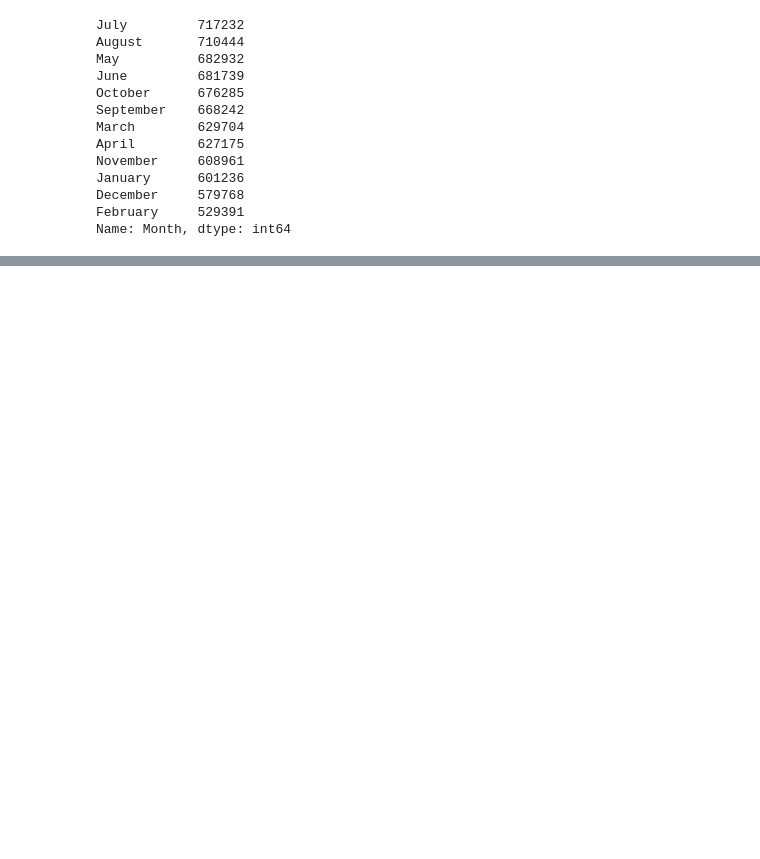
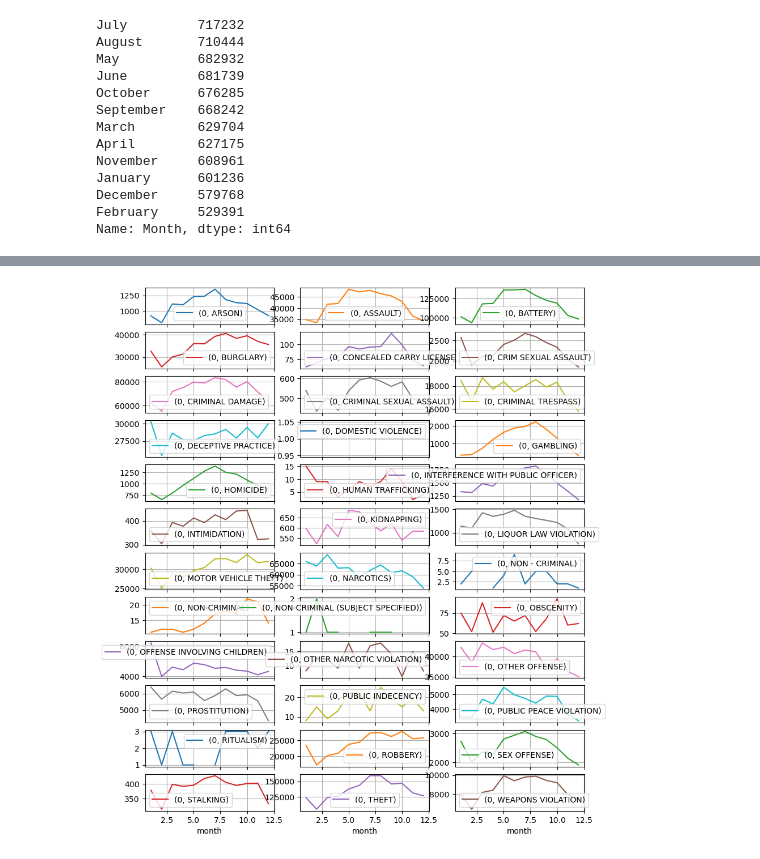
Before and after one commit to EhLeeOod/proj-3-part-1, a Jupyter notebook: core-proj-3-part-1.ipynb, the cells around one changed output, grey strips where cells are left out. Drawn from its saved outputs; the diff is of its cells as text; code cells hidden in the pictures; blank space fills up the shorter version.

```diff
--- a/core-proj-3-part-1.ipynb
+++ b/core-proj-3-part-1.ipynb
@@ -216,0 +394,4 @@ Name: Month, dtype: int64
+# %%
+df_monthly = df_new.copy()
+# %%
+df_monthly['month'] = df_monthly.index.month
@@ -216,0 +406,6 @@ Name: Month, dtype: int64
+# %%
+df_monthly_crimes = df_monthly.groupby(['month', 'Crime']).size().to_frame().unstack()
+# %%
+df_monthly_crimes.plot(subplots=True, figsize=(10,12),grid=True, layout=(12,3));
+# %% [output]
+[figure, added]
```
Also changed, not shown: parts of 15 cells of this notebook.
